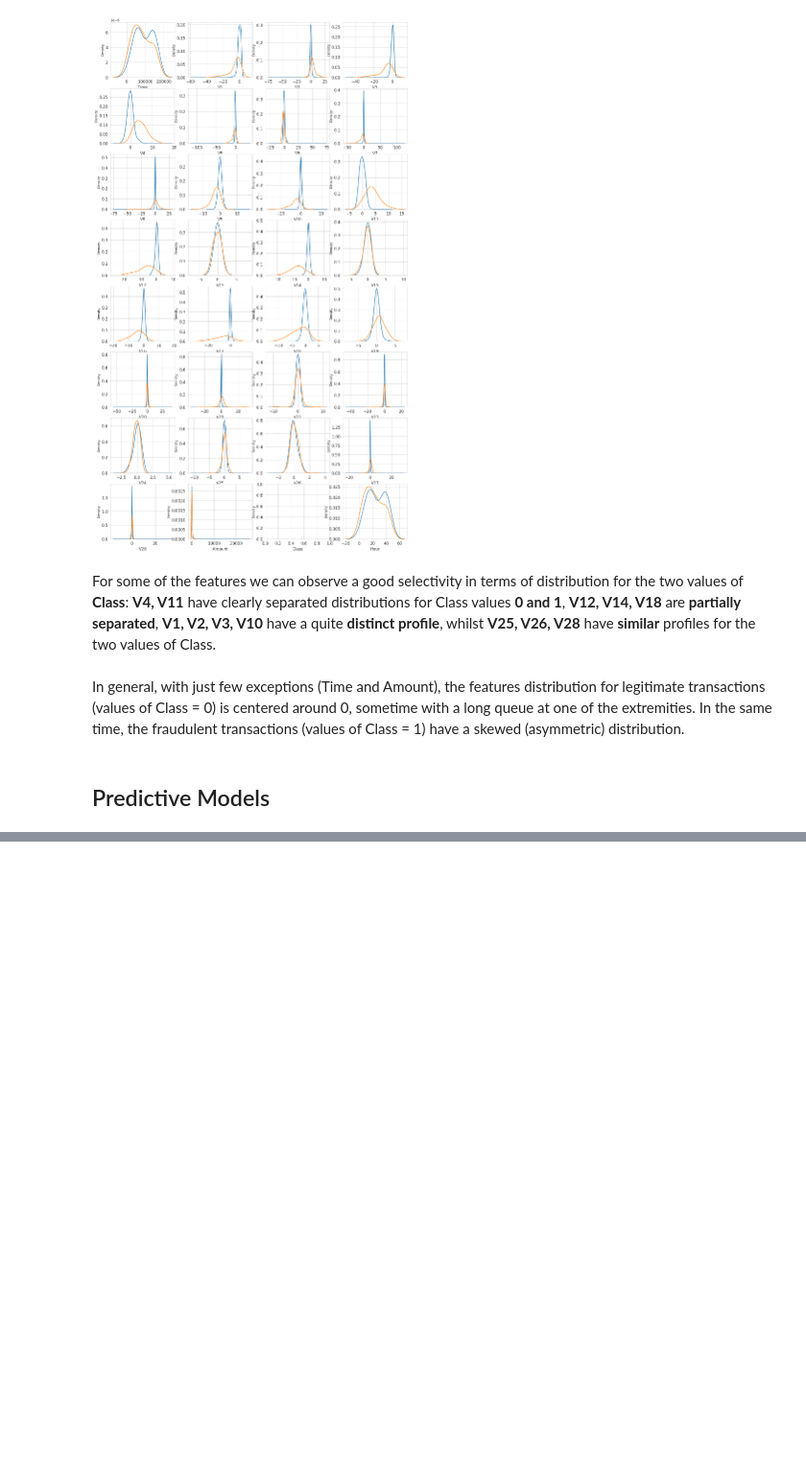
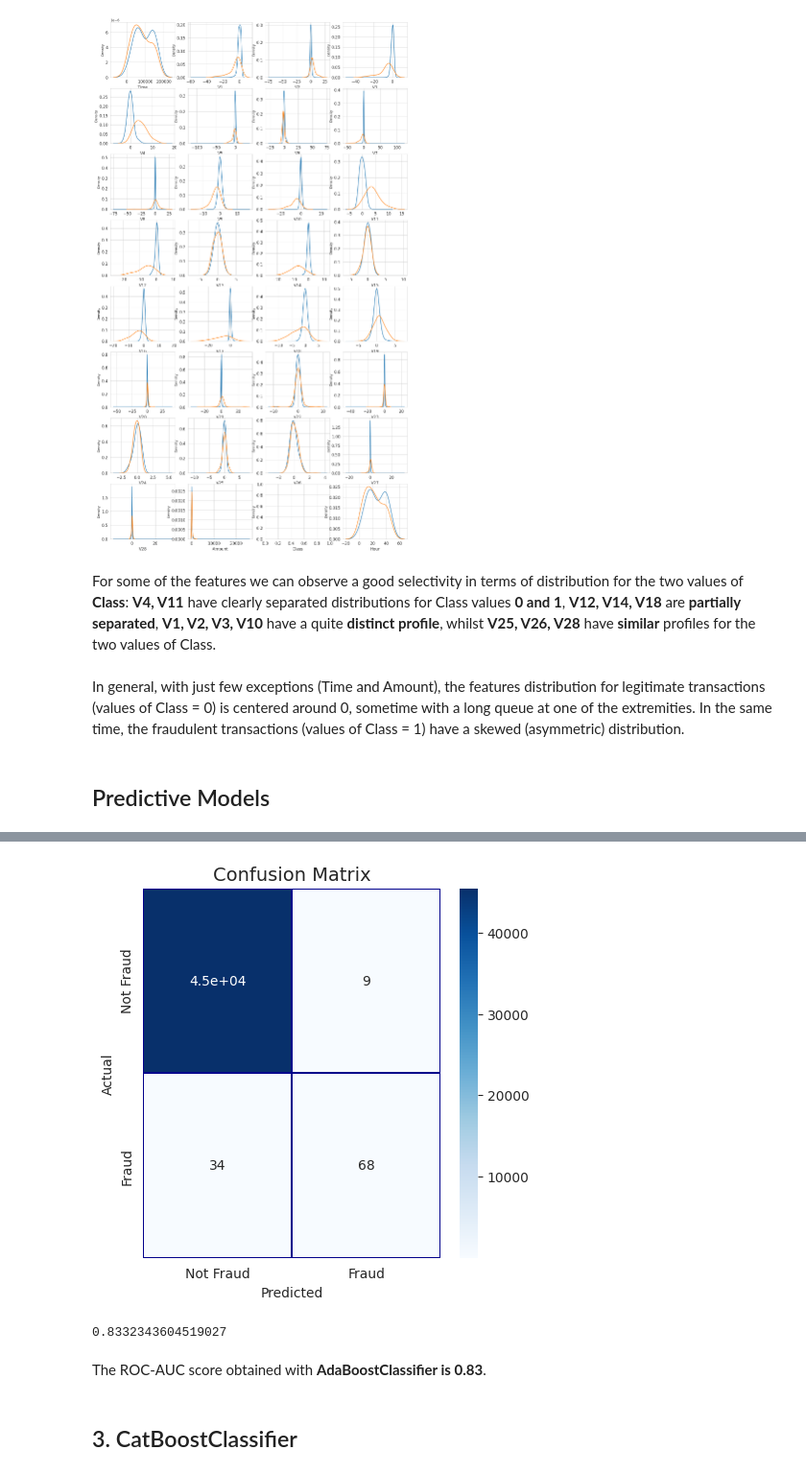
Before and after one commit to godsesaurab/CreditCardFraudDetection, a Jupyter notebook: creditcard-fraud-detection-predictive-models.ipynb, the cells around one changed output, grey strips where cells are left out. Shown at 96% size. Cells and saved outputs as stored; diff of their text form; code cells hidden in the pictures; blank space fills up the shorter version.

```diff
--- a/creditcard-fraud-detection-predictive-models.ipynb
+++ b/creditcard-fraud-detection-predictive-models.ipynb
@@ -359,0 +417,2 @@ train_df, valid_df = train_test_split(train_df, test_size=VALID_SIZE, random_sta
+# %%
+preds = clf.predict(valid_df[predictors])
@@ -359,0 +429,20 @@ train_df, valid_df = train_test_split(train_df, test_size=VALID_SIZE, random_sta
+# %%
+cm = pd.crosstab(valid_df[target].values, preds, rownames=['Actual'], colnames=['Predicted'])
+fig, (ax1) = plt.subplots(ncols=1, figsize=(5,5))
+sns.heatmap(cm,
+            xticklabels=['Not Fraud', 'Fraud'],
+            yticklabels=['Not Fraud', 'Fraud'],
+            annot=True,ax=ax1,
+            linewidths=.2,linecolor="Darkblue", cmap="Blues")
+plt.title('Confusion Matrix', fontsize=14)
+plt.show()
+# %% [output]
+[figure, added]
+# %%
+roc_auc_score(valid_df[target].values, preds)
+# %% [output]
+0.8332343604519027
+# %% [markdown]
+The ROC-AUC score obtained with **AdaBoostClassifier is 0.83**.
+# %% [markdown]
+## 3. CatBoostClassifier
```
Also changed, not shown: parts of 31 cells of this notebook.
